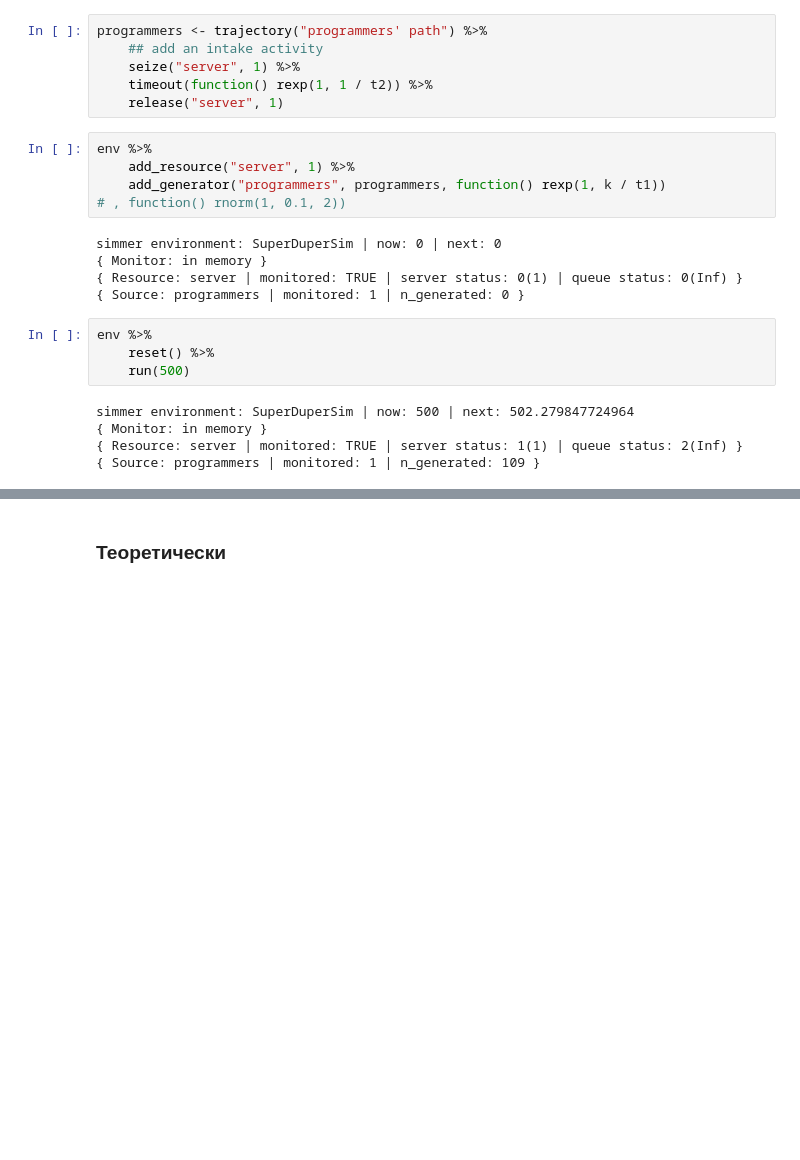
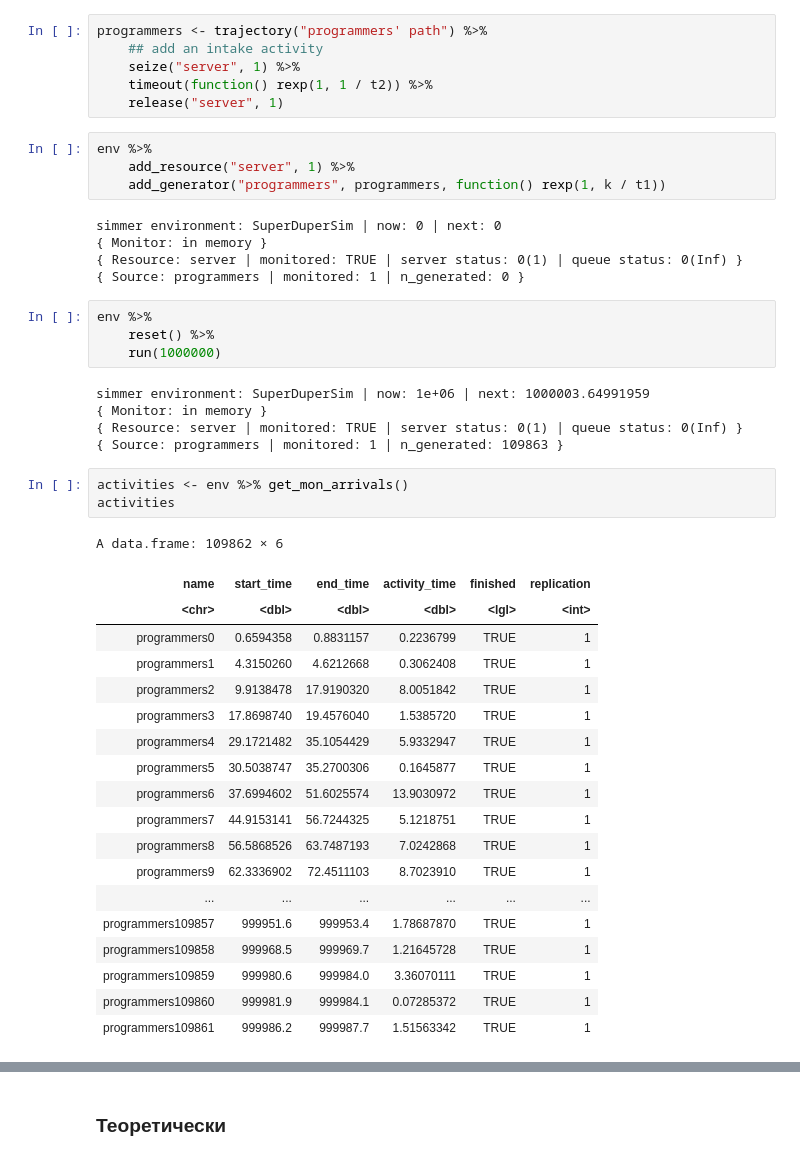
Before and after one commit to DeadlySquad13/t4-2-PerformanceAnalysis__Labs, a Jupyter notebook: Lab3/PerformanceAnalysis__Lab3.ipynb, the cells around one changed output, grey strips where cells are left out. Saved outputs shown, nothing was run; the diff lists cells and outputs as text; blank space fills up the shorter version.

```diff
--- a/Lab3/PerformanceAnalysis__Lab3.ipynb
+++ b/Lab3/PerformanceAnalysis__Lab3.ipynb
@@ -186,7 +228,6 @@ programmers <- trajectory("programmers' path") %>%
 env %>%
     add_resource("server", 1) %>%
     add_generator("programmers", programmers, function() rexp(1, k / t1))
-# , function() rnorm(1, 0.1, 2))
 # %% [output]
 simmer environment: SuperDuperSim | now: 0 | next: 0
 { Monitor: in memory }
@@ -195,10 +236,33 @@ simmer environment: SuperDuperSim | now: 0 | next: 0
 # %%
 env %>%
     reset() %>%
-    run(500)
+    run(1000000)
 # %% [output]
-simmer environment: SuperDuperSim | now: 500 | next: 502.279847724964
+simmer environment: SuperDuperSim | now: 1e+06 | next: 1000003.64991959
 { Monitor: in memory }
-{ Resource: server | monitored: TRUE | server status: 1(1) | queue status: 2(Inf) }
-{ Source: programmers | monitored: 1 | n_generated: 109 }
+{ Resource: server | monitored: TRUE | server status: 0(1) | queue status: 0(Inf) }
+{ Source: programmers | monitored: 1 | n_generated: 109863 }
+# %%
+activities <- env %>% get_mon_arrivals()
+activities
+# %% [output]
+A data.frame: 109862 × 6
+| name | start_time | end_time | activity_time | finished | replication |
+| <chr> | <dbl> | <dbl> | <dbl> | <lgl> | <int> |
+| programmers0 | 0.6594358 | 0.8831157 | 0.2236799 | TRUE | 1 |
+| programmers1 | 4.3150260 | 4.6212668 | 0.3062408 | TRUE | 1 |
+| programmers2 | 9.9138478 | 17.9190320 | 8.0051842 | TRUE | 1 |
+| programmers3 | 17.8698740 | 19.4576040 | 1.5385720 | TRUE | 1 |
+| programmers4 | 29.1721482 | 35.1054429 | 5.9332947 | TRUE | 1 |
+| programmers5 | 30.5038747 | 35.2700306 | 0.1645877 | TRUE | 1 |
+| programmers6 | 37.6994602 | 51.6025574 | 13.9030972 | TRUE | 1 |
+| programmers7 | 44.9153141 | 56.7244325 | 5.1218751 | TRUE | 1 |
+| programmers8 | 56.5868526 | 63.7487193 | 7.0242868 | TRUE | 1 |
+| programmers9 | 62.3336902 | 72.4511103 | 8.7023910 | TRUE | 1 |
+| ... | ... | ... | ... | ... | ... |
+| programmers109857 | 999951.6 | 999953.4 | 1.78687870 | TRUE | 1 |
+| programmers109858 | 999968.5 | 999969.7 | 1.21645728 | TRUE | 1 |
+| programmers109859 | 999980.6 | 999984.0 | 3.36070111 | TRUE | 1 |
+| programmers109860 | 999981.9 | 999984.1 | 0.07285372 | TRUE | 1 |
+| programmers109861 | 999986.2 | 999987.7 | 1.51563342 | TRUE | 1 |
 # %%
```
Also changed, not shown: parts of 23 cells of this notebook, 1 other file.
